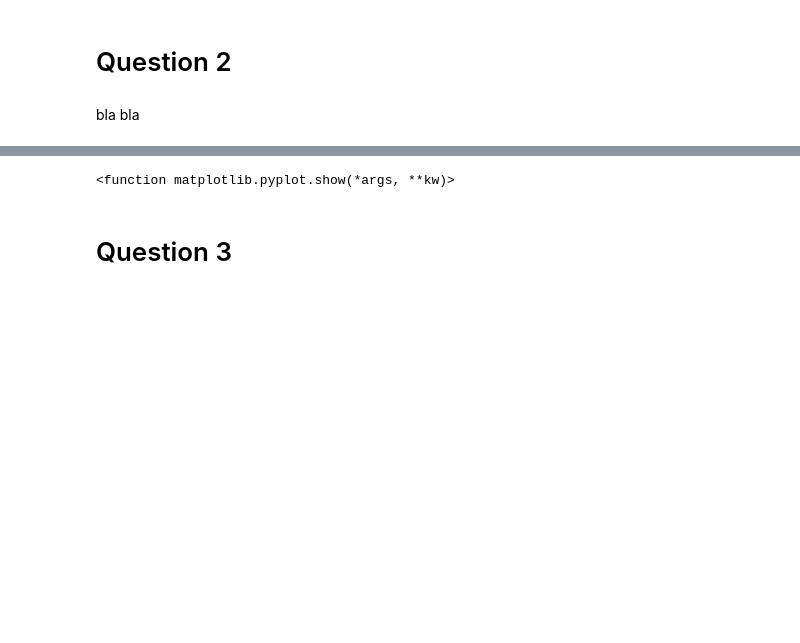
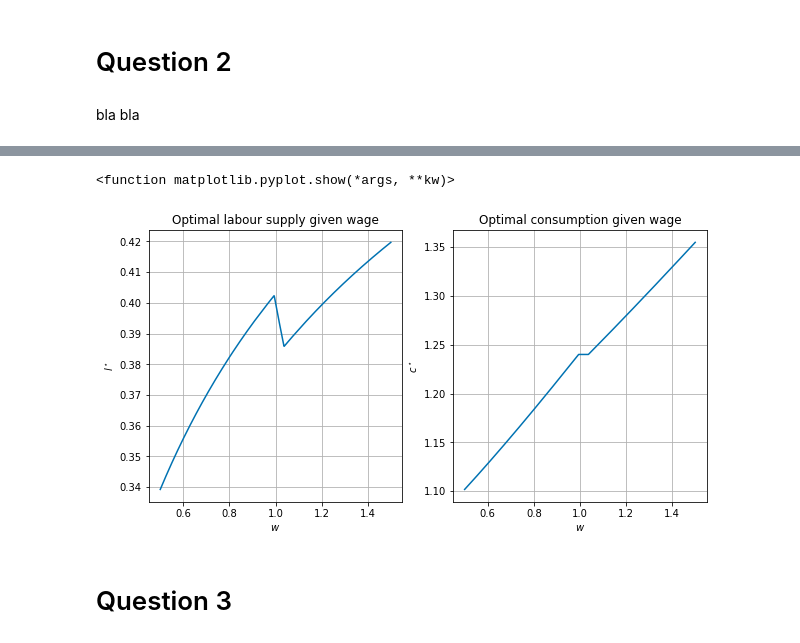
Before and after one commit to AdamTrolle/projects-2020-group-21, a Jupyter notebook: inauguralproject/inauguralproject.ipynb, the cells around one changed output, grey strips where cells are left out. Drawn from its saved outputs; the diff is of its cells as text; code cells hidden in the pictures; blank space fills up the shorter version.

```diff
--- a/inauguralproject/inauguralproject.ipynb
+++ b/inauguralproject/inauguralproject.ipynb
@@ -143,36 +144,37 @@ w_vec=np.linspace(0.5,1.5,N)
 l_vec=np.empty(N)
 c_vec=np.empty(N)
 for i,w in enumerate(w_vec):
-    bundle=optimizer(w,e,v,tau_0,tau_1,kappa,m)
+    bundle=optimizer(w,e,v,tau0,tau1,k,m)
     l_vec[i]=bundle[0]
     c_vec[i]=bundle[1]
 
 # a. create a figure
 fig = plt.figure(figsize=(10,5))
 
 # c. left plot
 ax_left = fig.add_subplot(1,2,1)
 
 ax_left.plot(w_vec,l_vec)
 
 ax_left.set_title('Optimal labour supply given wage')
 ax_left.set_xlabel('$w$')
 ax_left.set_ylabel('$l^\star$')
 ax_left.grid(True)
 
 # c. right plot
 ax_right = fig.add_subplot(1,2,2)
 
 ax_right.plot(w_vec,c_vec)
 
 ax_right.set_title('Optimal consumption given wage')
 ax_right.set_xlabel('$w$')
 ax_right.set_ylabel('$c^\star$')
 ax_right.grid(True)
 
 plt.show
 # %% [output]
 <function matplotlib.pyplot.show(*args, **kw)>
+[figure, added]
 # %% [markdown]
 # Question 3
 # %% [markdown]
```
Also changed, not shown: parts of 6 cells of this notebook, 2 other files.
